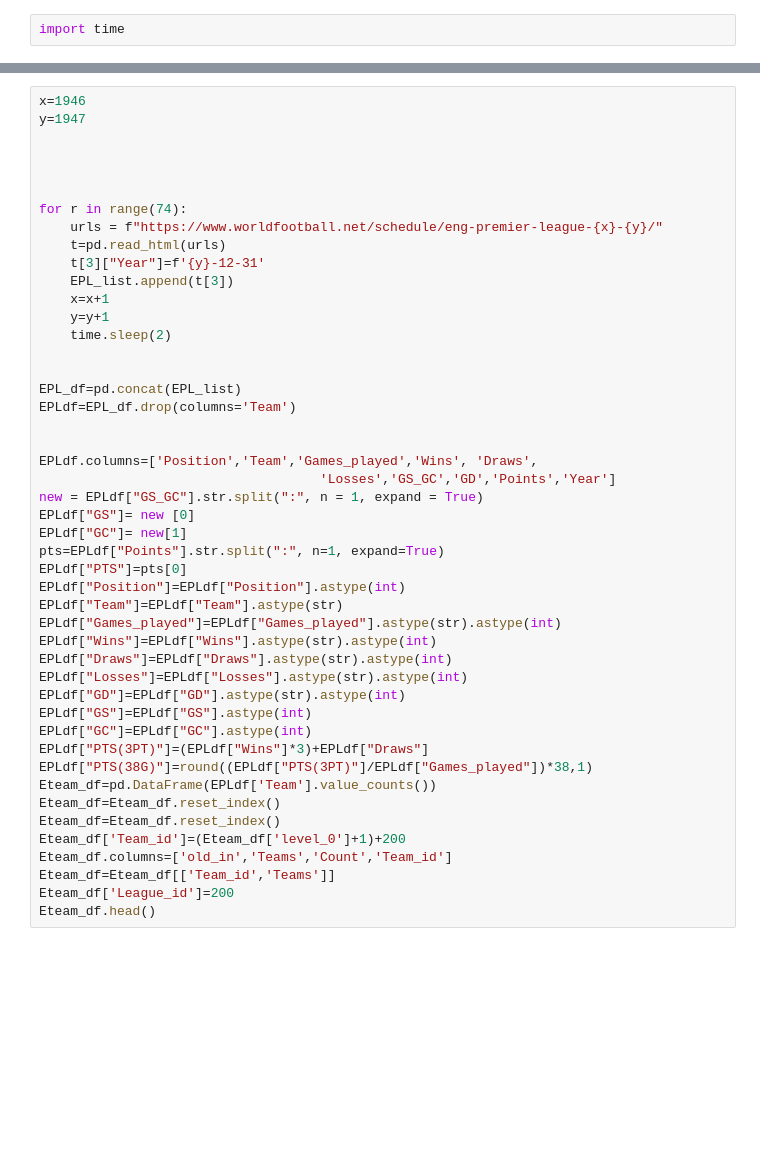
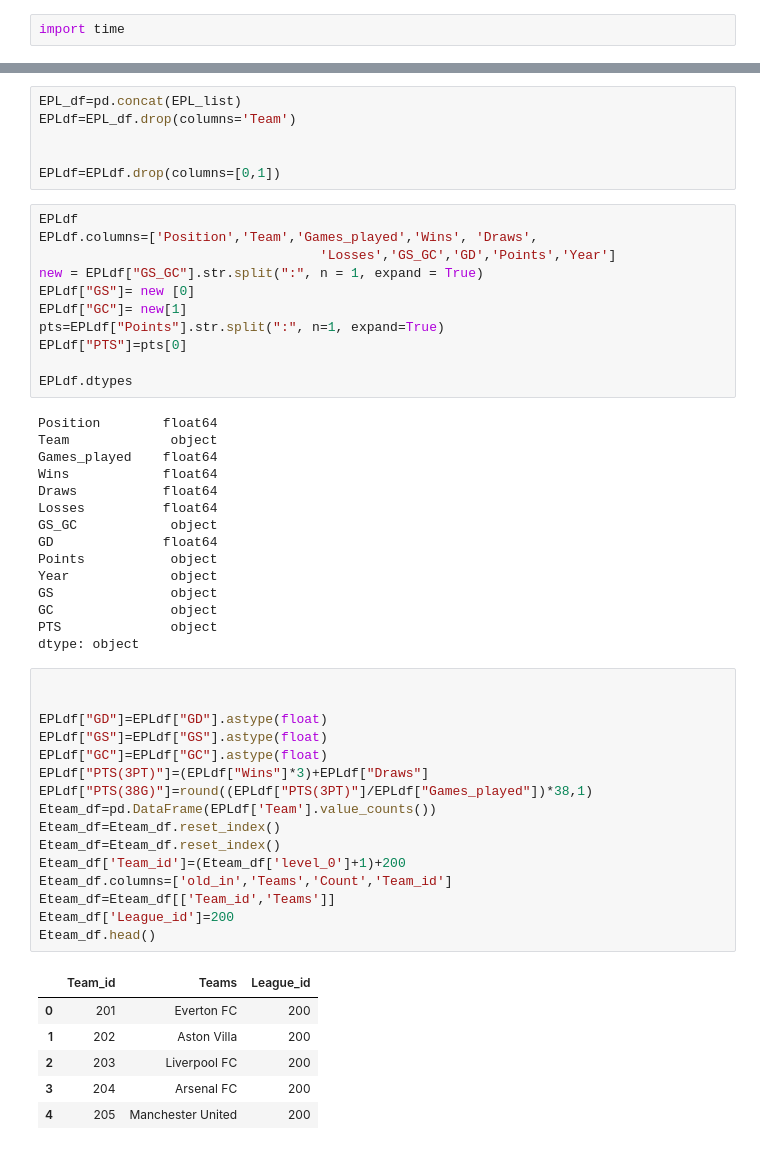
Before and after one commit to timi000/Soccer-Story, a Jupyter notebook: League Table Scraping.ipynb, the cells around one changed output, grey strips where cells are left out. Drawn from its saved outputs; the diff is of its cells as text; blank space fills up the shorter version.

```diff
--- a/League Table Scraping.ipynb
+++ b/League Table Scraping.ipynb
@@ -141,47 +155,55 @@ for r in range(51):
+# %%
+EPL_df=pd.concat(EPL_list)
+EPLdf=EPL_df.drop(columns='Team')
+
+
+EPLdf=EPLdf.drop(columns=[0,1])
+# %%
+EPLdf
+EPLdf.columns=['Position','Team','Games_played','Wins', 'Draws',
+                                    'Losses','GS_GC','GD','Points','Year']
+new = EPLdf["GS_GC"].str.split(":", n = 1, expand = True)
+EPLdf["GS"]= new [0]
+EPLdf["GC"]= new[1]
+pts=EPLdf["Points"].str.split(":", n=1, expand=True)
+EPLdf["PTS"]=pts[0]
+
+EPLdf.dtypes
+# %% [output]
+Position        float64
+Team             object
+Games_played    float64
+Wins            float64
+Draws           float64
+Losses          float64
+GS_GC            object
+GD              float64
+Points           object
+Year             object
+GS               object
+GC               object
+PTS              object
+dtype: object
 # %%
-x=1946
-y=1947
 
 
-
-
-for r in range(74):
-    urls = f"https://www.worldfootball.net/schedule/eng-premier-league-{x}-{y}/"
-    t=pd.read_html(urls)
-    t[3]["Year"]=f'{y}-12-31'
-    EPL_list.append(t[3])
-    x=x+1
-    y=y+1
-    time.sleep(2)
-
-
-EPL_df=pd.concat(EPL_list)
-EPLdf=EPL_df.drop(columns='Team')
-
-
-EPLdf.columns=['Position','Team','Games_played','Wins', 'Draws',
-                                    'Losses','GS_GC','GD','Points','Year']
-new = EPLdf["GS_GC"].str.split(":", n = 1, expand = True)
-EPLdf["GS"]= new [0]
-EPLdf["GC"]= new[1]
-pts=EPLdf["Points"].str.split(":", n=1, expand=True)
-EPLdf["PTS"]=pts[0]
-EPLdf["Position"]=EPLdf["Position"].astype(int)
-EPLdf["Team"]=EPLdf["Team"].astype(str)
-EPLdf["Games_played"]=EPLdf["Games_played"].astype(str).astype(int)
-EPLdf["Wins"]=EPLdf["Wins"].astype(str).astype(int)
-EPLdf["Draws"]=EPLdf["Draws"].astype(str).astype(int)
-EPLdf["Losses"]=EPLdf["Losses"].astype(str).astype(int)
-EPLdf["GD"]=EPLdf["GD"].astype(str).astype(int)
-EPLdf["GS"]=EPLdf["GS"].astype(int)
-EPLdf["GC"]=EPLdf["GC"].astype(int)
+EPLdf["GD"]=EPLdf["GD"].astype(float)
+EPLdf["GS"]=EPLdf["GS"].astype(float)
+EPLdf["GC"]=EPLdf["GC"].astype(float)
 EPLdf["PTS(3PT)"]=(EPLdf["Wins"]*3)+EPLdf["Draws"]
 EPLdf["PTS(38G)"]=round((EPLdf["PTS(3PT)"]/EPLdf["Games_played"])*38,1)
 Eteam_df=pd.DataFrame(EPLdf['Team'].value_counts())
 Eteam_df=Eteam_df.reset_index()
 Eteam_df=Eteam_df.reset_index()
 Eteam_df['Team_id']=(Eteam_df['level_0']+1)+200
 Eteam_df.columns=['old_in','Teams','Count','Team_id']
 Eteam_df=Eteam_df[['Team_id','Teams']]
 Eteam_df['League_id']=200
 Eteam_df.head()
+# %% [output]
+|  | Team_id | Teams | League_id |
+| 0 | 201 | Everton FC | 200 |
+| 1 | 202 | Aston Villa | 200 |
+| 2 | 203 | Liverpool FC | 200 |
+| 3 | 204 | Arsenal FC | 200 |
+| 4 | 205 | Manchester United | 200 |
```
Also changed, not shown: parts of 4 cells of this notebook.
